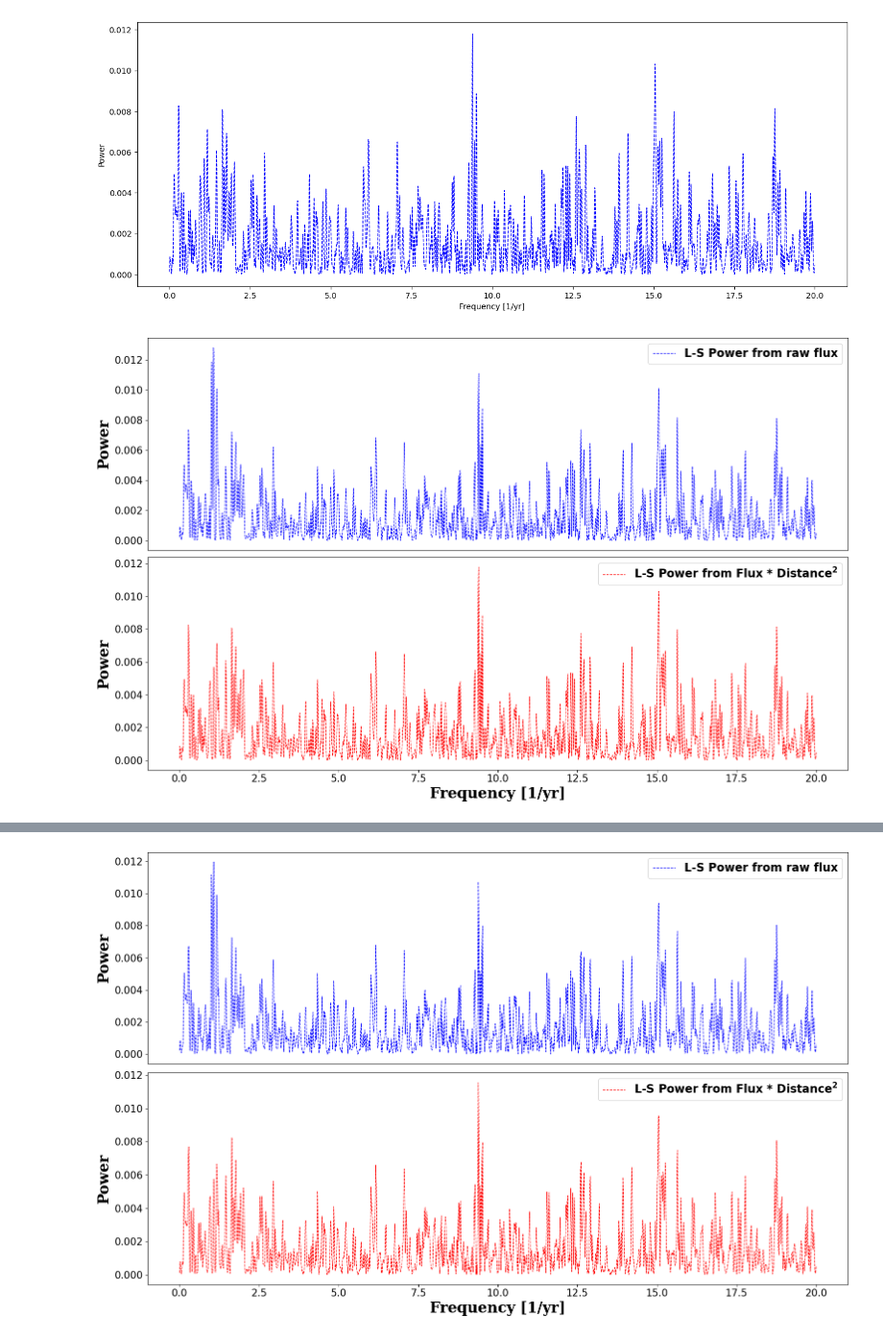
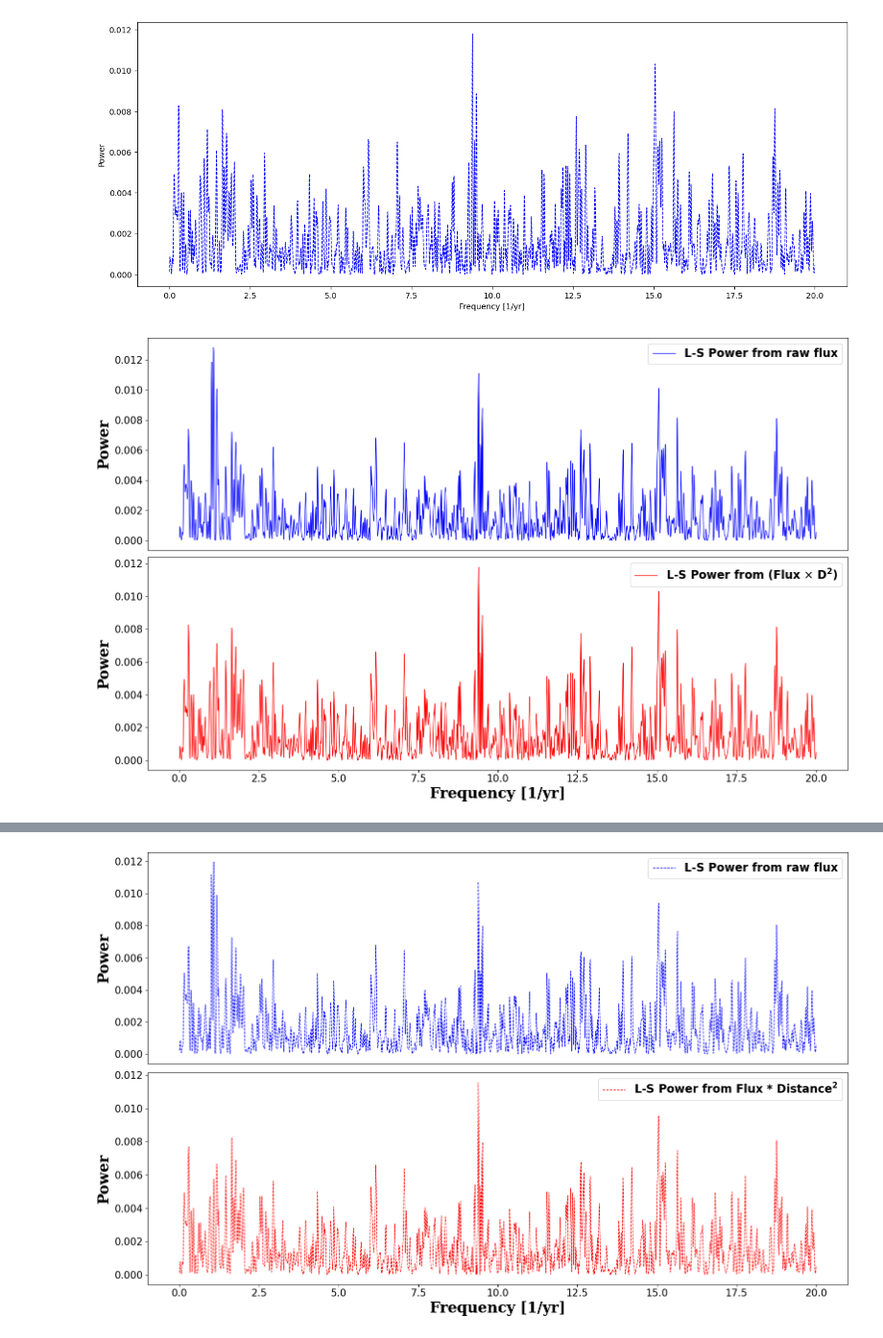
Before and after one commit to DarkWake9/Project-LP, a Jupyter notebook: task3.ipynb, the cells around one changed output, grey strips where cells are left out. Shown at 96% size. Cells and saved outputs as stored; diff of their text form; code cells hidden in the pictures.

```diff
--- a/task3.ipynb
+++ b/task3.ipynb
@@ -202,24 +202,24 @@ axesfont = {'family': 'serif',
 # %%
 fig, ax = plt.subplots(2, 1, figsize=(16, 10))
 
-ax[0].plot(freq, power, '--', lw=1, c='b', label='L-S Power from raw flux')
+ax[0].plot(freq, power, '-', lw=1, c='b', label='L-S Power from raw flux')
 # ax[0].set_title('Raw Power')
-ax[1].plot(freq_d2, power_d2, '--', lw=1, c='r', label='L-S Power from Flux * Distance$\mathbf{^2}$')
-# ax[1].set_title('Power from Flux * Distance^2')
+ax[1].plot(freq_d2, power_d2, '-', lw=1, c='r', label='L-S Power from (Flux $\\times$ D$\mathbf{^2}$)')
+# ax[1].set_title('Power from Flux $\\times$ D^2')
 for i in range(2):
 
     ax[i].set_ylabel('Power', fontdict=font)
     ax[i].yaxis.set_tick_params(labelsize=15)
     ax[i].legend(prop={'size':17, 'weight':'bold'})
 
 ax[0].set_xticks([])
 ax[1].set_xlabel('Frequency [1/yr]', fontdict=font)
 ax[1].xaxis.set_tick_params(labelsize=15)
 plt.tight_layout()
 plt.savefig('./outputs/ls_power.pdf', format='pdf')
 plt.show()
 # %% [output]
-[figure, old version]
+[figure, new version]
 # %%
 fig, ax = plt.subplots(2, 1, figsize=(18, 12))
 
```
Also changed, not shown: parts of 9 cells of this notebook, 4 other files.
